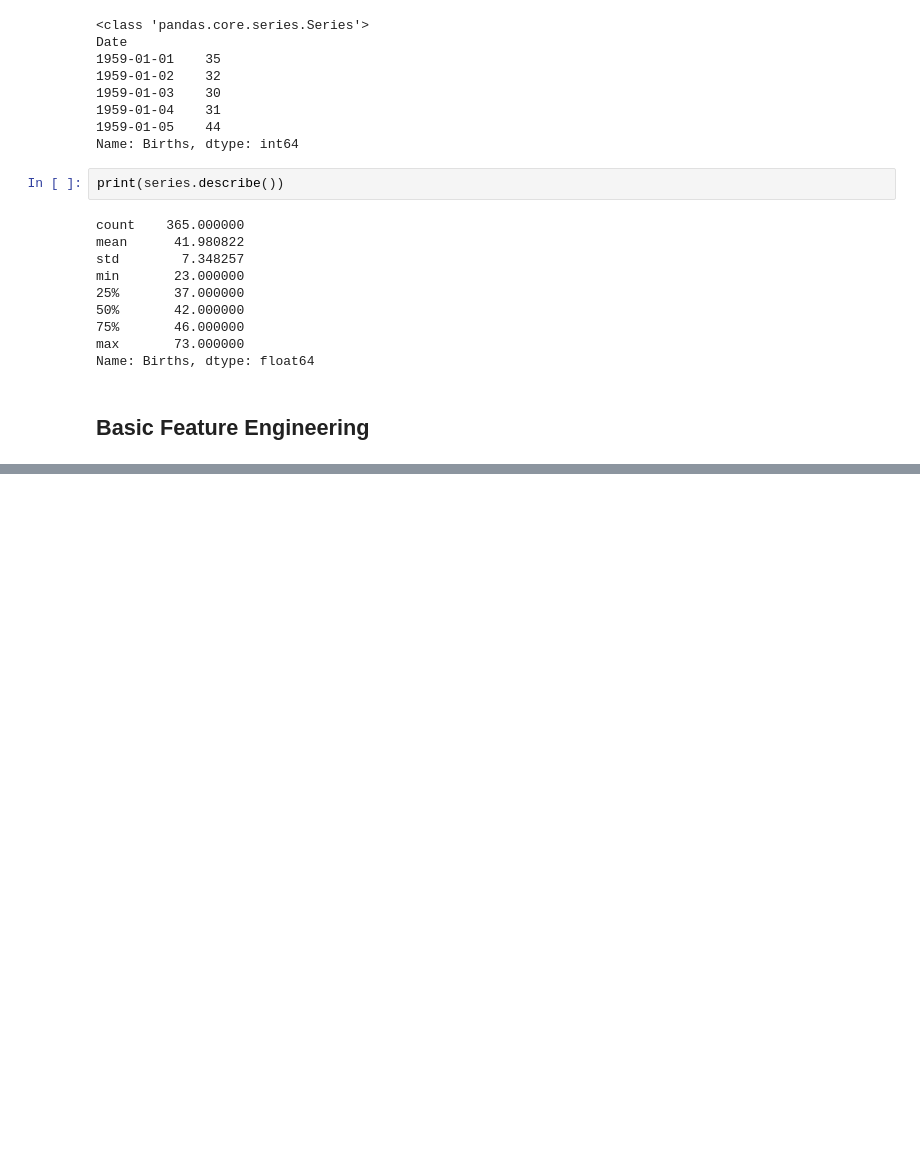
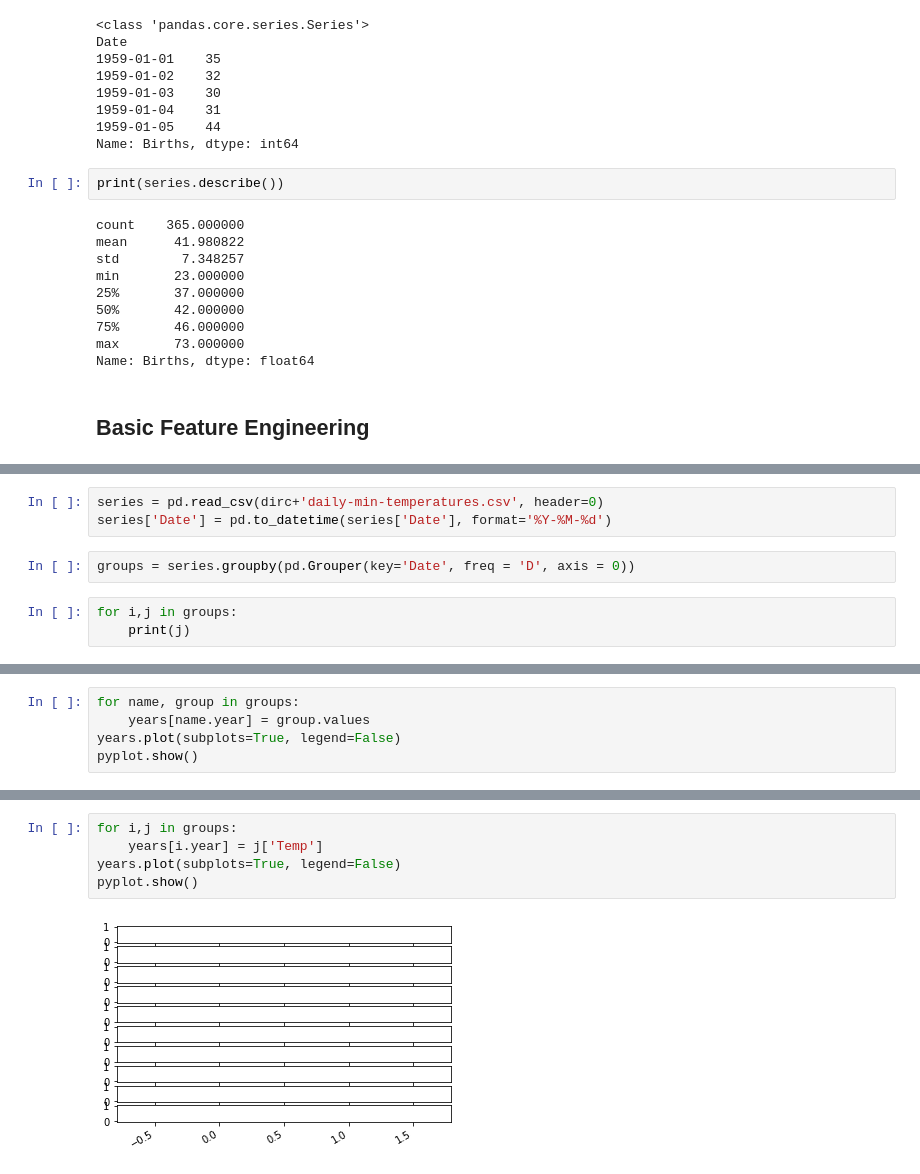
Before and after one commit to srmanj/Time-Series-Exploration, a Jupyter notebook: Time_Series_Notebook.ipynb, the cells around one changed output, grey strips where cells are left out. Cells and saved outputs as stored; diff of their text form; blank space fills up the shorter version.

```diff
--- a/Time_Series_Notebook.ipynb
+++ b/Time_Series_Notebook.ipynb
@@ -39,0 +162,8 @@ Name: Births, dtype: float64
+# %%
+series = pd.read_csv(dirc+'daily-min-temperatures.csv', header=0)
+series['Date'] = pd.to_datetime(series['Date'], format='%Y-%M-%d')
+# %%
+groups = series.groupby(pd.Grouper(key='Date', freq = 'D', axis = 0))
+# %%
+for i,j in groups:
+    print(j)
@@ -39,0 +188,5 @@ Name: Births, dtype: float64
+# %%
+for name, group in groups:
+    years[name.year] = group.values
+years.plot(subplots=True, legend=False)
+pyplot.show()
@@ -39,0 +199,7 @@ Name: Births, dtype: float64
+# %%
+for i,j in groups:
+    years[i.year] = j['Temp']
+years.plot(subplots=True, legend=False)
+pyplot.show()
+# %% [output]
+[figure, added]
```
Also changed, not shown: parts of 30 cells of this notebook.
